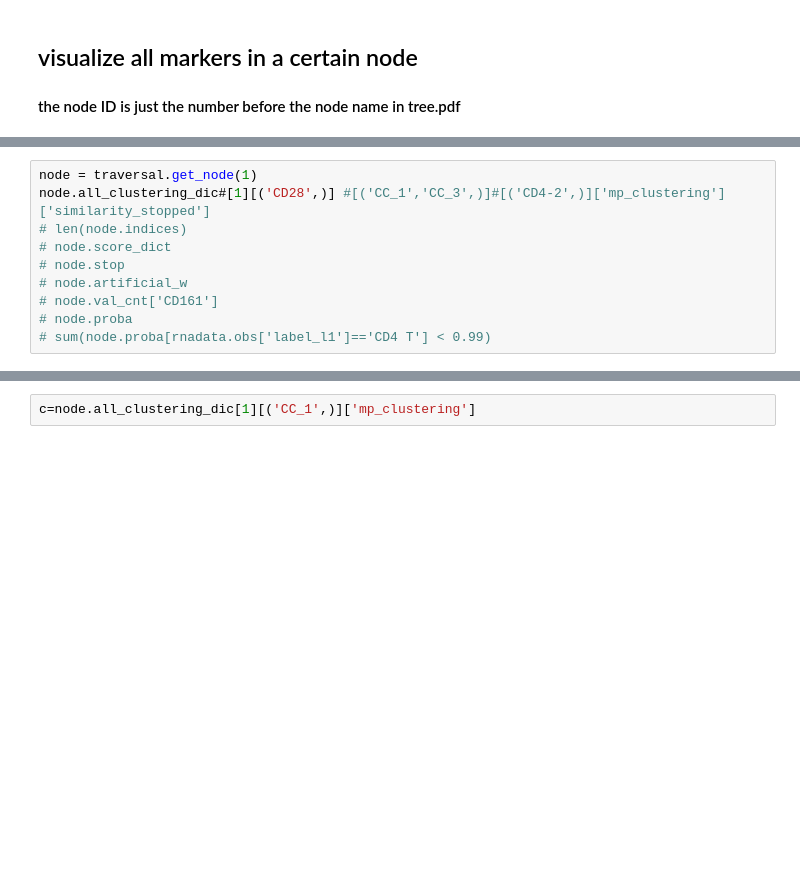
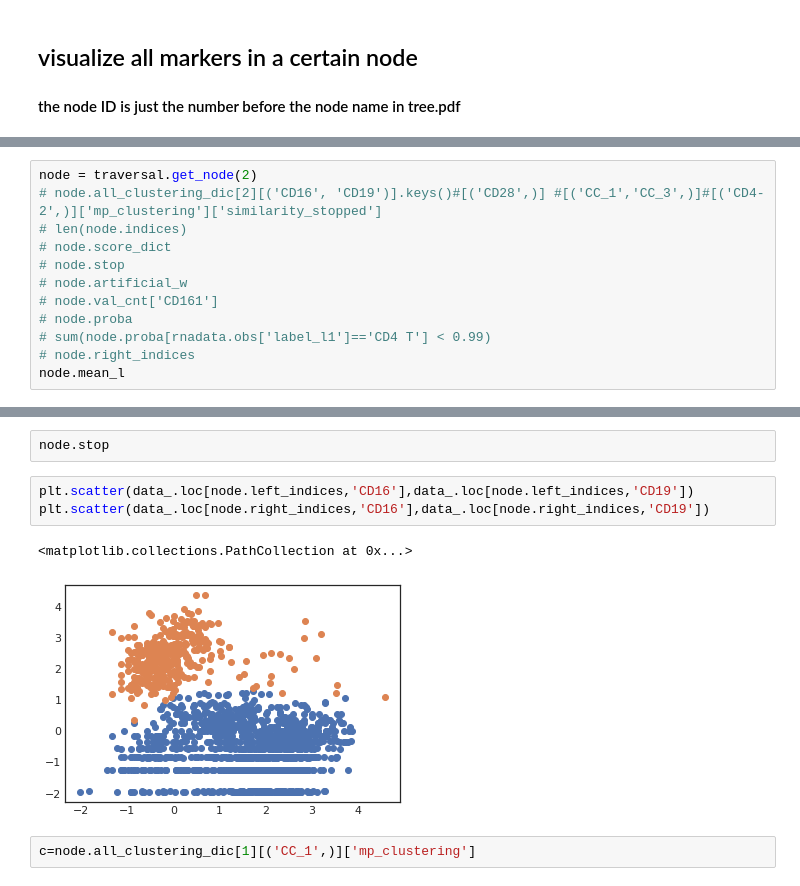
Before and after one commit to xinzhu-email/CITE-pool, a Jupyter notebook: AnalysisTutorial_.ipynb, the cells around one changed output, grey strips where cells are left out. Cells and saved outputs as stored; diff of their text form; blank space fills up the shorter version.

```diff
--- a/AnalysisTutorial_.ipynb
+++ b/AnalysisTutorial_.ipynb
@@ -79,6 +101,6 @@ traversal.plot_node(data_,node_ID,viz_dim=2)
 # %%
-node = traversal.get_node(1)
-node.all_clustering_dic#[1][('CD28',)] #[('CC_1','CC_3',)]#[('CD4-2',)]['mp_clustering']['similarity_stopped']
+node = traversal.get_node(2)
+# node.all_clustering_dic[2][('CD16', 'CD19')].keys()#[('CD28',)] #[('CC_1','CC_3',)]#[('CD4-2',)]['mp_clustering']['similarity_stopped']
 # len(node.indices)
 # node.score_dict
 # node.stop
@@ -86,4 +108,6 @@ node.all_clustering_dic#[1][('CD28',)] #[('CC_1','CC_3',)]#[('CD4-2',)]['mp_clus
 # node.val_cnt['CD161']
 # node.proba
 # sum(node.proba[rnadata.obs['label_l1']=='CD4 T'] < 0.99)
+# node.right_indices
+node.mean_l
 # %% [output]
@@ -91,3 +132,11 @@ node.all_clustering_dic#[1][('CD28',)] #[('CC_1','CC_3',)]#[('CD4-2',)]['mp_clus
+# %%
+node.stop
+# %%
+plt.scatter(data_.loc[node.left_indices,'CD16'],data_.loc[node.left_indices,'CD19'])
+plt.scatter(data_.loc[node.right_indices,'CD16'],data_.loc[node.right_indices,'CD19'])
+# %% [output]
+<matplotlib.collections.PathCollection at 0x...>
+[figure, added]
 # %%
 c=node.all_clustering_dic[1][('CC_1',)]['mp_clustering']
 # %%
```
Also changed, not shown: parts of 17 cells of this notebook, 8 other files.
